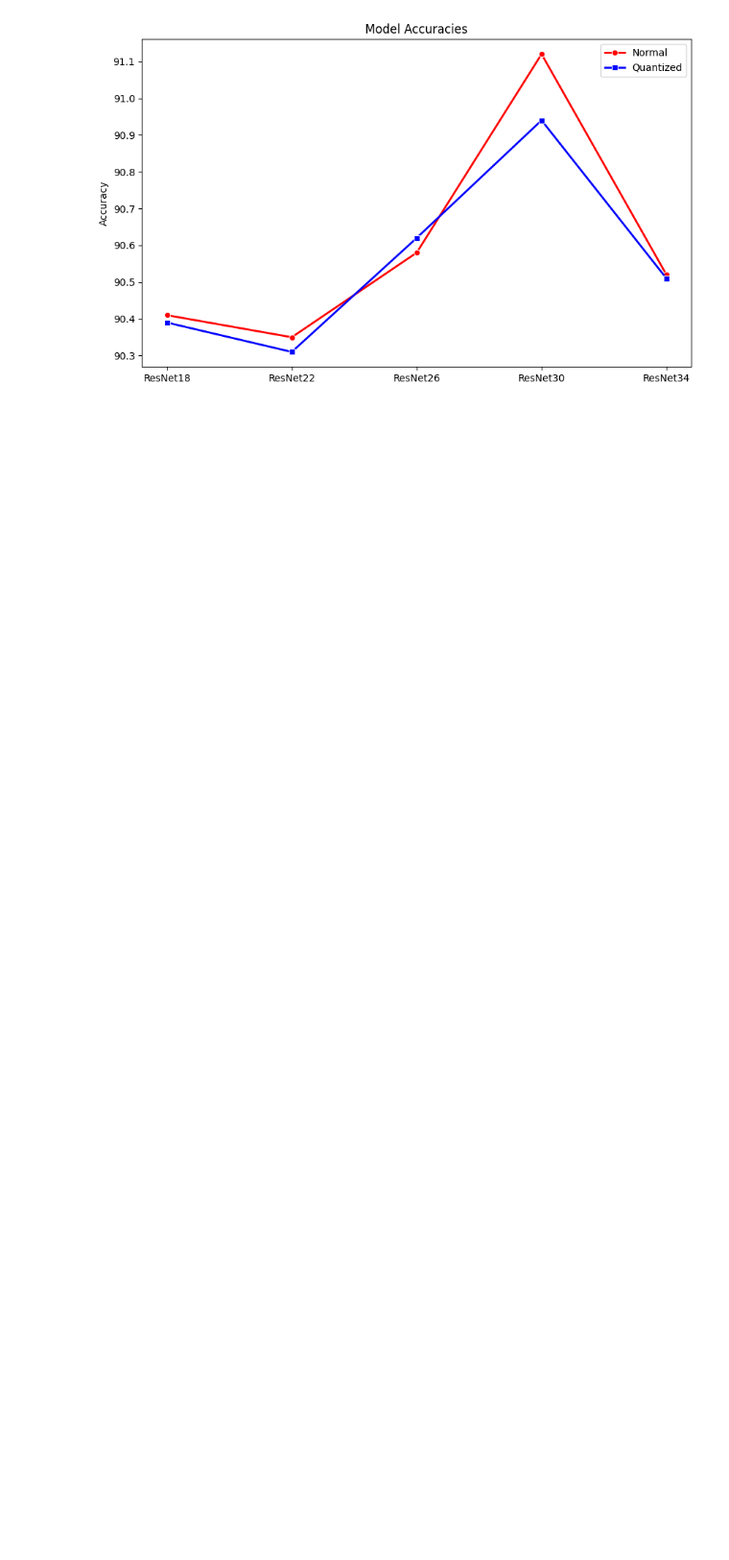
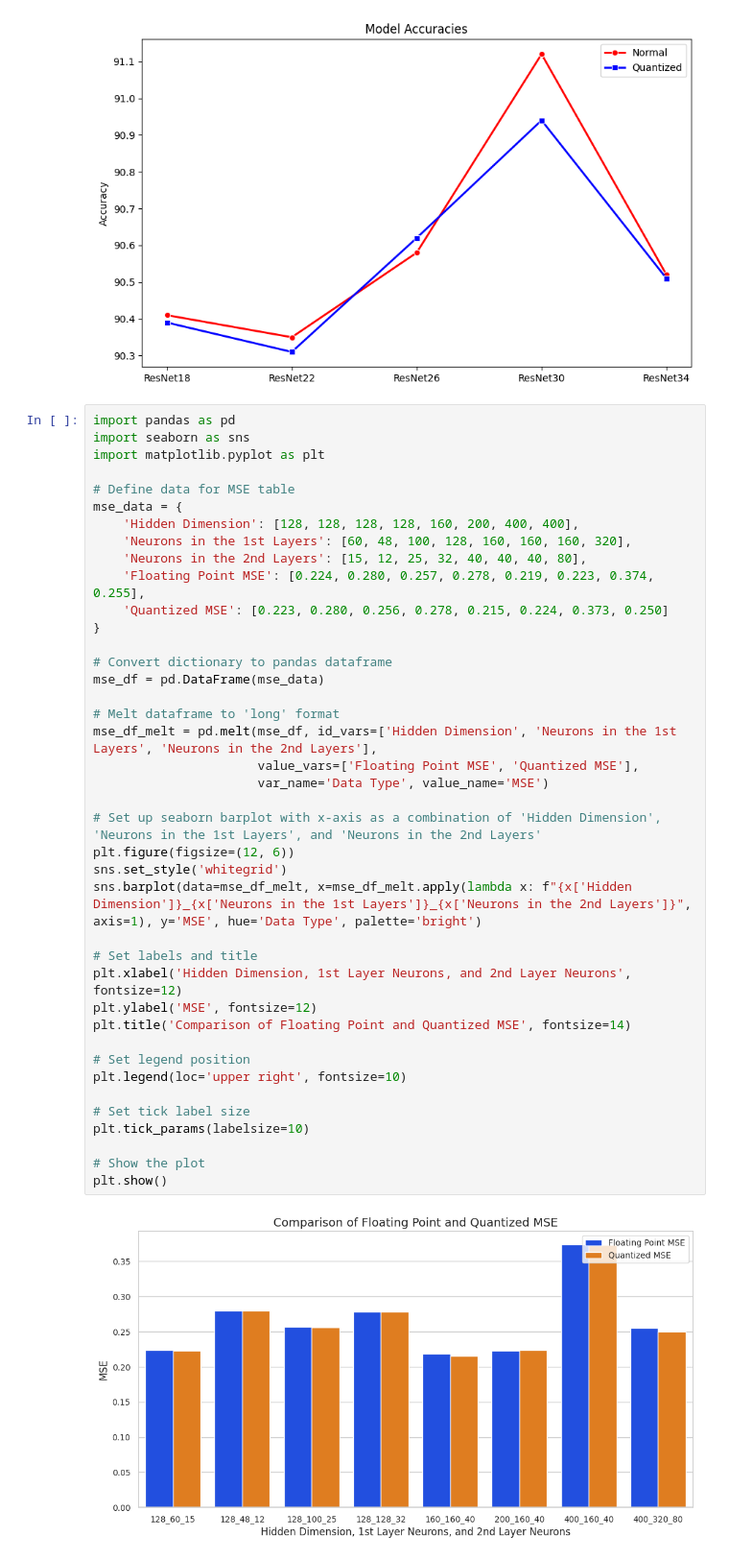
Before and after one commit to souravrai98/Research-Project, a Jupyter notebook: Visualizations.ipynb, the cells around one changed output. Shown at 96% size. Drawn from its saved outputs; the diff is of its cells as text; blank space fills up the shorter version.

```diff
--- a/Visualizations.ipynb
+++ b/Visualizations.ipynb
@@ -39,3 +39,45 @@ plt.show()
 [figure]
 [figure]
 [figure]
+# %%
+import pandas as pd
+import seaborn as sns
+import matplotlib.pyplot as plt
+
+# Define data for MSE table
+mse_data = {
+    'Hidden Dimension': [128, 128, 128, 128, 160, 200, 400, 400],
+    'Neurons in the 1st Layers': [60, 48, 100, 128, 160, 160, 160, 320],
+    'Neurons in the 2nd Layers': [15, 12, 25, 32, 40, 40, 40, 80],
+    'Floating Point MSE': [0.224, 0.280, 0.257, 0.278, 0.219, 0.223, 0.374, 0.255],
+    'Quantized MSE': [0.223, 0.280, 0.256, 0.278, 0.215, 0.224, 0.373, 0.250]
+}
+
+# Convert dictionary to pandas dataframe
+mse_df = pd.DataFrame(mse_data)
+
+# Melt dataframe to 'long' format
+mse_df_melt = pd.melt(mse_df, id_vars=['Hidden Dimension', 'Neurons in the 1st Layers', 'Neurons in the 2nd Layers'],
+                      value_vars=['Floating Point MSE', 'Quantized MSE'],
+                      var_name='Data Type', value_name='MSE')
+
+# Set up seaborn barplot with x-axis as a combination of 'Hidden Dimension', 'Neurons in the 1st Layers', and 'Neurons in the 2nd Layers'
+plt.figure(figsize=(12, 6))
+sns.set_style('whitegrid')
+sns.barplot(data=mse_df_melt, x=mse_df_melt.apply(lambda x: f"{x['Hidden Dimension']}_{x['Neurons in the 1st Layers']}_{x['Neurons in the 2nd Layers']}", axis=1), y='MSE', hue='Data Type', palette='bright')
+
+# Set labels and title
+plt.xlabel('Hidden Dimension, 1st Layer Neurons, and 2nd Layer Neurons', fontsize=12)
+plt.ylabel('MSE', fontsize=12)
+plt.title('Comparison of Floating Point and Quantized MSE', fontsize=14)
+
+# Set legend position
+plt.legend(loc='upper right', fontsize=10)
+
+# Set tick label size
+plt.tick_params(labelsize=10)
+
+# Show the plot
+plt.show()
+# %% [output]
+[figure, added]
```
Also changed, not shown: parts of 2 cells of this notebook, 2 other files.
